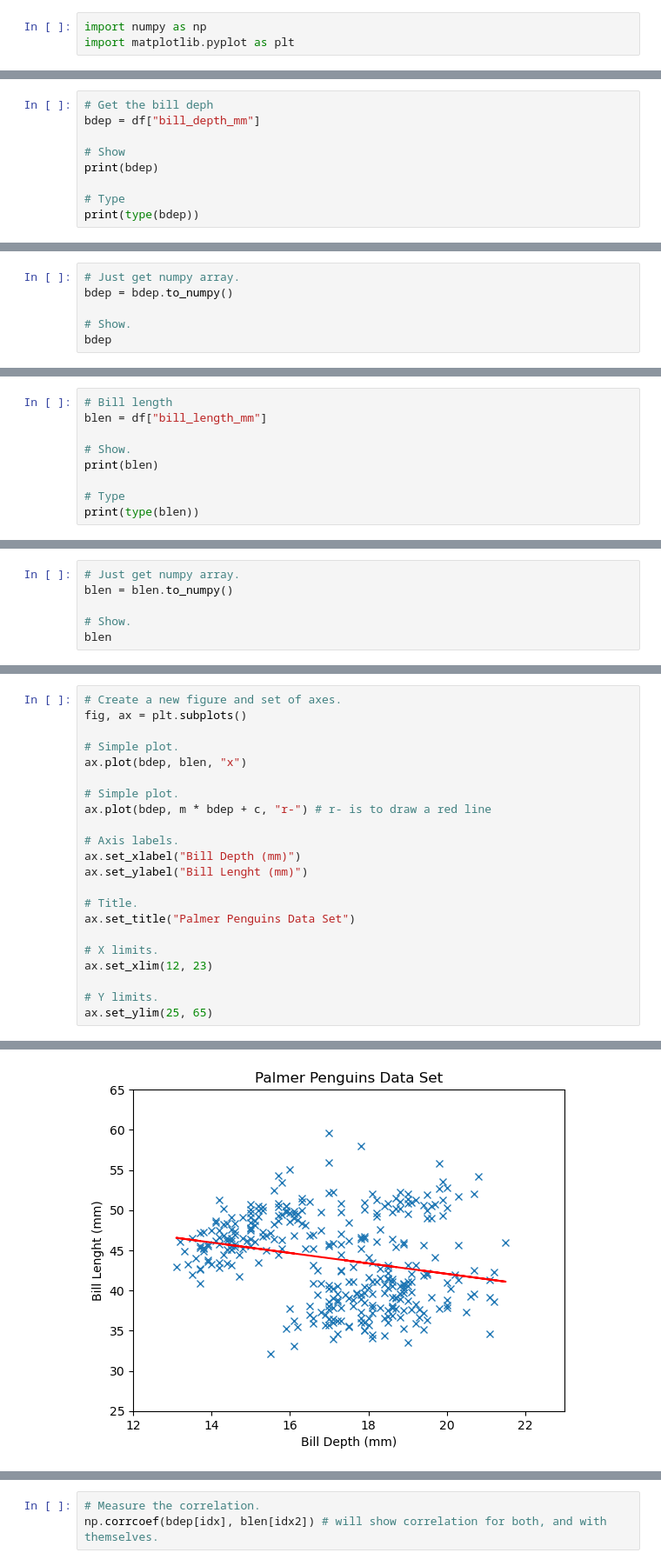
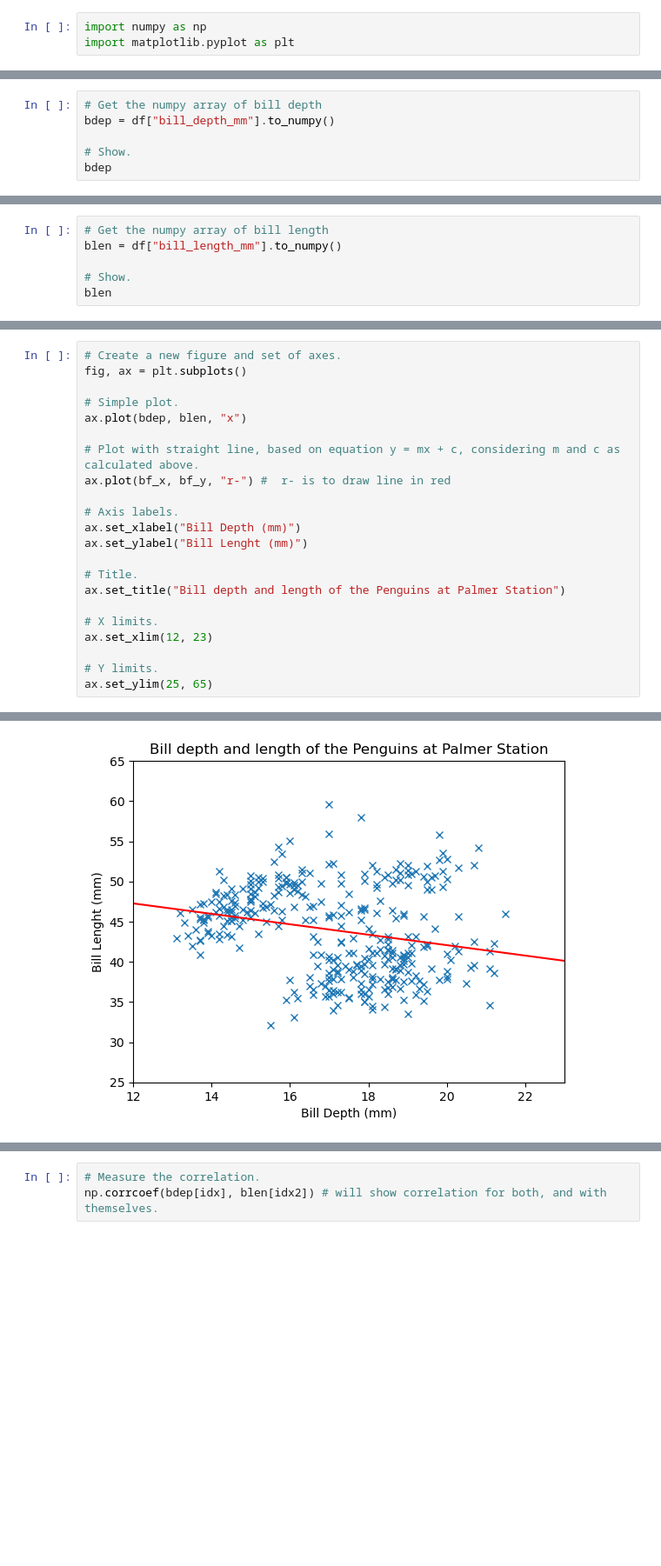
Before and after one commit to FatimaBOliveira/My-Data-Analytics-Project, a Jupyter notebook: penguins.ipynb, the cells around one changed output, grey strips where cells are left out. Shown at 87% size. Drawn from its saved outputs; the diff is of its cells as text; blank space fills up the shorter version.

Commit message:
Explanation of the dataset with overview, plots and correlation

```diff
--- a/penguins.ipynb
+++ b/penguins.ipynb
@@ -247,10 +204,7 @@ $\bar{x} =\frac{\sum_{i=0}^{n-1} x_i}{n}$
 # %%
-# Get the bill deph
-bdep = df["bill_depth_mm"]
+# Get the numpy array of bill depth
+bdep = df["bill_depth_mm"].to_numpy()
 
-# Show
-print(bdep)
-
-# Type
-print(type(bdep))
+# Show.
+bdep
 # %% [output]
@@ -270,6 +227,0 @@ Name: bill_depth_mm, Length: 344, dtype: float64
-# %%
-# Just get numpy array.
-bdep = bdep.to_numpy()
-
-# Show.
-bdep
@@ -294,10 +228,7 @@ array([18.7, 17.4, 18. ,  nan, 19.3, 20.6, 17.8, 19.6, 18.1, 20.2, 17.1,
 # %%
-# Bill length
-blen = df["bill_length_mm"]
+# Get the numpy array of bill length
+blen = df["bill_length_mm"].to_numpy()
 
 # Show.
-print(blen)
-
-# Type
-print(type(blen))
+blen
 # %% [output]
@@ -317,6 +251,0 @@ Name: bill_length_mm, Length: 344, dtype: float64
-# %%
-# Just get numpy array.
-blen = blen.to_numpy()
-
-# Show.
-blen
@@ -379,25 +310,25 @@ m, c
 # %%
 # Create a new figure and set of axes.
 fig, ax = plt.subplots()
 
 # Simple plot.
 ax.plot(bdep, blen, "x")
 
-# Simple plot.
-ax.plot(bdep, m * bdep + c, "r-") # r- is to draw a red line
+# Plot with straight line, based on equation y = mx + c, considering m and c as calculated above.
+ax.plot(bf_x, bf_y, "r-") #  r- is to draw line in red
 
 # Axis labels.
 ax.set_xlabel("Bill Depth (mm)")
 ax.set_ylabel("Bill Lenght (mm)")
 
 # Title.
-ax.set_title("Palmer Penguins Data Set")
+ax.set_title("Bill depth and length of the Penguins at Palmer Station")
 
 # X limits.
 ax.set_xlim(12, 23)
 
 # Y limits.
 ax.set_ylim(25, 65)
 # %% [output]
 (25.0, 65.0)
-[figure, old version]
+[figure, new version]
```
Also changed, not shown: parts of 54 cells of this notebook, 2 other files.
